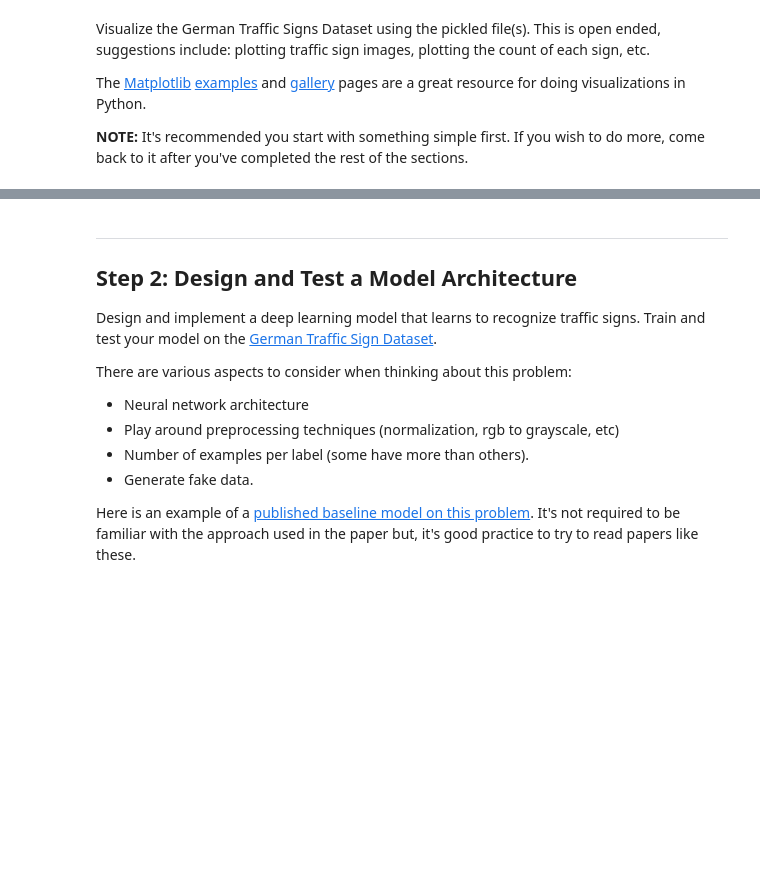
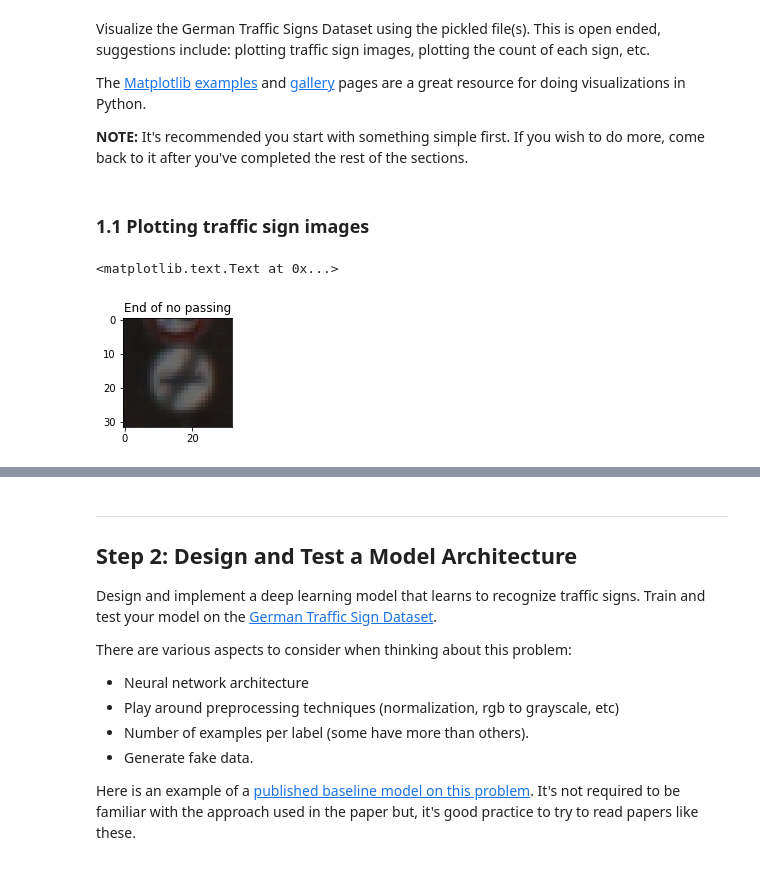
Before and after one commit to chongtinghoivan/CarND-Traffic-Sign-Classifier-Project, a Jupyter notebook: Traffic_Sign_Classifier.ipynb, the cells around one changed output, grey strips where cells are left out. Drawn from its saved outputs; the diff is of its cells as text; code cells hidden in the pictures; blank space fills up the shorter version.

Commit message:
Data Visualization through plotting individual and random traffic signs

```diff
--- a/Traffic_Sign_Classifier.ipynb
+++ b/Traffic_Sign_Classifier.ipynb
@@ -113,9 +113,22 @@ Visualize the German Traffic Signs Dataset using the pickled file(s). This is op
 The [Matplotlib](http://matplotlib.org/) [examples](http://matplotlib.org/examples/index.html) and [gallery](http://matplotlib.org/gallery.html) pages are a great resource for doing visualizations in Python.
 
 **NOTE:** It's recommended you start with something simple first. If you wish to do more, come back to it after you've completed the rest of the sections.
+# %% [markdown]
+### 1.1 Plotting traffic sign images
 # %%
 ### Data exploration visualization code goes here.
 ### Feel free to use as many code cells as needed.
 import matplotlib.pyplot as plt
 # Visualizations will be shown in the notebook.
 %matplotlib inline
+
+n = 0 # Image number
+image = X_train[n] # Get the image
+label = y_train[n] # Get the label
+
+fig, ax = plt.subplots(figsize=(2,2))
+ax.imshow(image)
+ax.set_title(sign_name.values[label][1], fontsize=12)
+# %% [output]
+<matplotlib.text.Text at 0x...>
+[figure, added]
```
Also changed, not shown: parts of 4 cells of this notebook.
